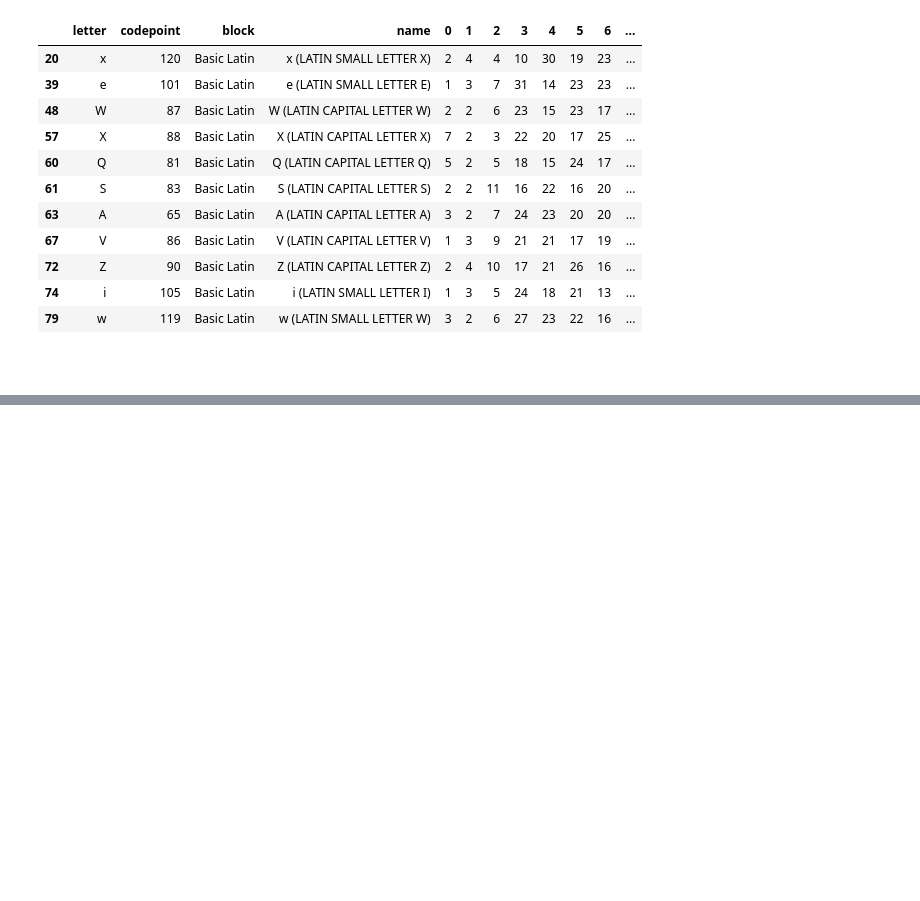
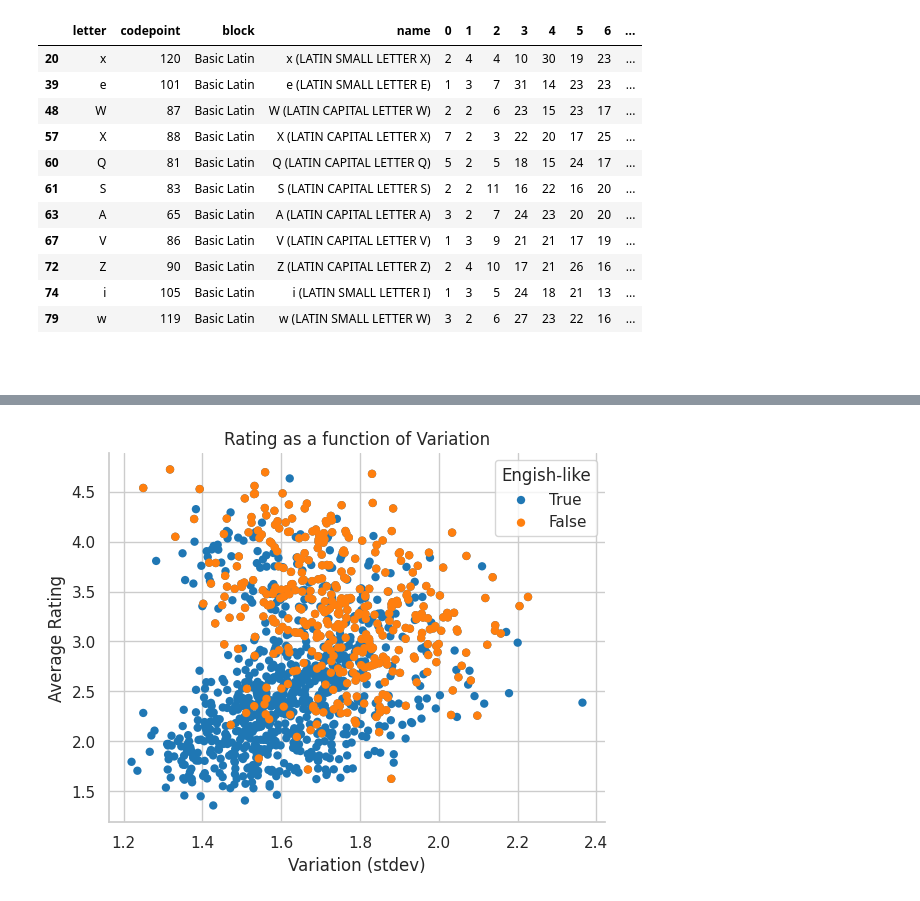
Before and after one commit to Nate-Sheibley/favorite_letters, a Jupyter notebook: favorite_letters.ipynb, the cells around one changed output, grey strips where cells are left out. Saved outputs shown, nothing was run; the diff lists cells and outputs as text; code cells hidden in the pictures; blank space fills up the shorter version.

```diff
--- a/favorite_letters.ipynb
+++ b/favorite_letters.ipynb
@@ -718,0 +731,9 @@ ordered_survery_letters.head(11)
+# %%
+df_weird_letters = pd.DataFrame(columns=data.columns)
+letter_types = ['SMALL', 'CAPITAL']
+for letter in string.ascii_uppercase:
+    for type in letter_types:
+        grep_str = '{type} LETTER {let}[\W|\)]'.format(type = type, let = letter)
+        df_next = data[data['name'].str.contains(grep_str, regex=True)]
+        df_weird_letters = pd.concat([df_weird_letters,df_next])
+df_weird_letters
@@ -718,0 +754,3 @@ ordered_survery_letters.head(11)
+# %%
+df_unique_chars = data[~data['codepoint'].isin(df_weird_letters['codepoint'])]
+df_unique_chars
@@ -718,0 +771,19 @@ ordered_survery_letters.head(11)
+# %%
+# Set up the matplotlib figure
+fig, ax= plt.subplots()
+
+# Draw a the base scatterplot
+sns.scatterplot(data=data,  x='standard dev.', y='average', label='True',
+                edgecolor="none")
+sns.scatterplot(data=df_unique_chars,  x='standard dev.', y='average', label='False',
+                edgecolor="none")
+
+# Finalize the ax1
+ax.set_ylabel("Average Rating")
+ax.set_xlabel("Variation (stdev)")
+ax.set_title("Rating as a function of Variation")
+ax.legend(title='Engish-like')
+sns.despine()
+fig.savefig("images/avg_stdev_scatter_not_eng-like")
+# %% [output]
+[figure, added]
```
Also changed, not shown: parts of 10 cells of this notebook, 2 other files.
